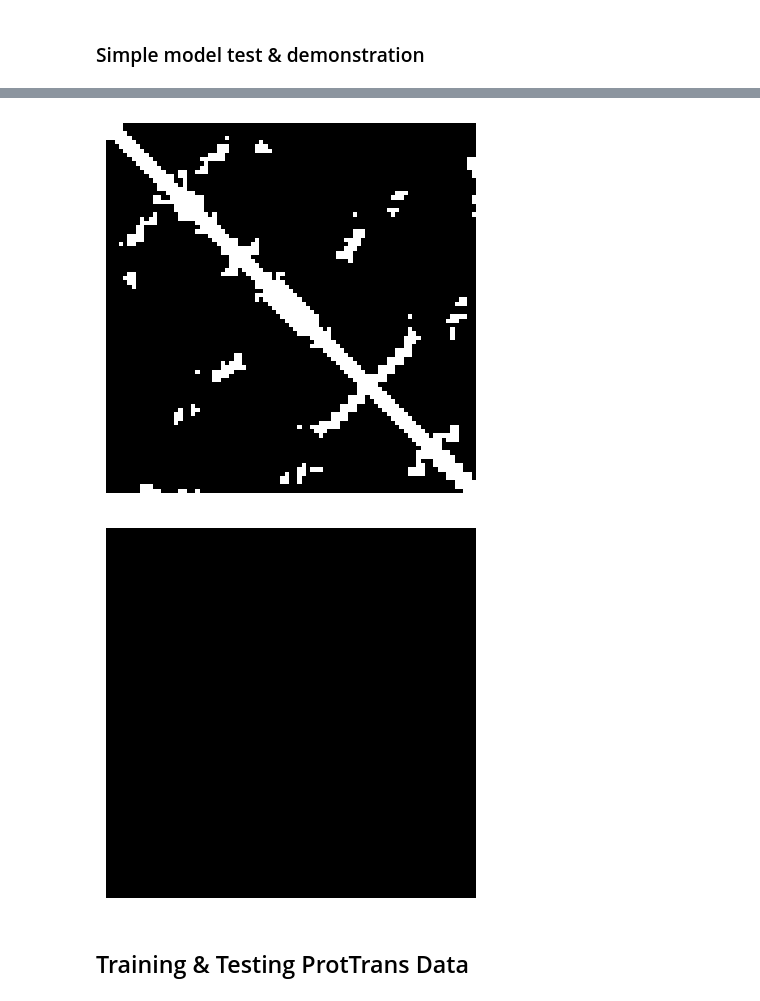
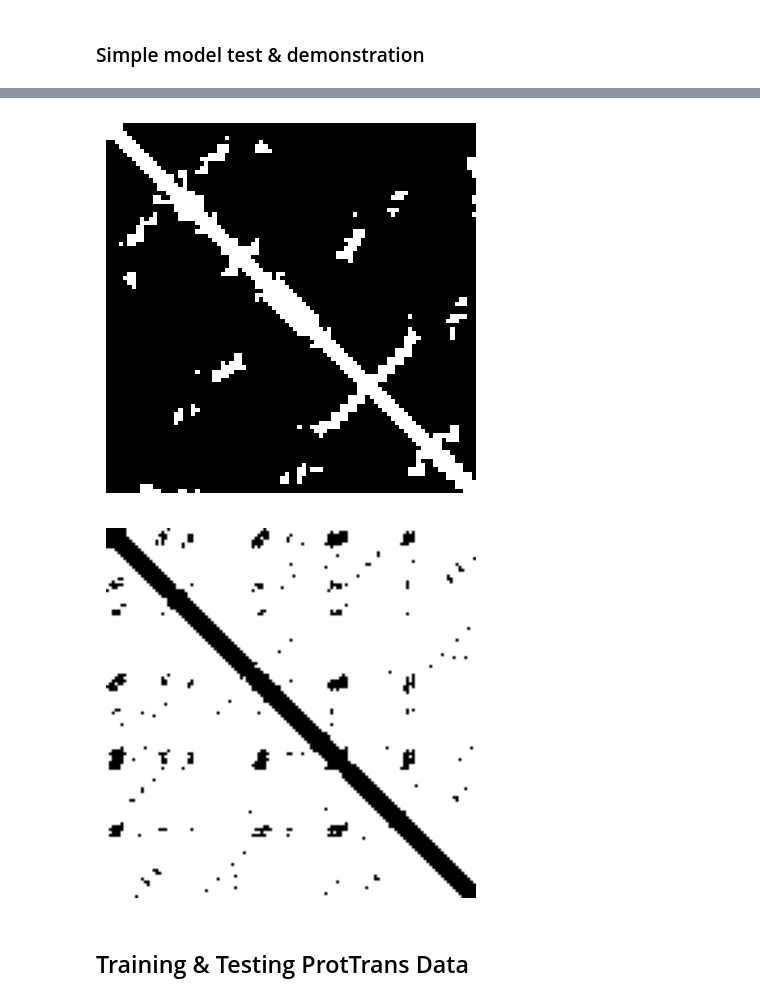
Before and after one commit to therakisback/ProteinFolding, a Jupyter notebook: ImplementationTesting.ipynb, the cells around one changed output, grey strips where cells are left out. Saved outputs shown, nothing was run; the diff lists cells and outputs as text; code cells hidden in the pictures.

```diff
--- a/ImplementationTesting.ipynb
+++ b/ImplementationTesting.ipynb
@@ -253,11 +253,7 @@ class vhseDataset(Dataset):
                     protein = np.array(protein)
                     tensor = protein[:, None, :] - protein[None, :, :]
                     tensor = np.linalg.norm(tensor, axis=2)
-                    # I am going to try training without this threshold application to see if it is better.
-                    #tensor = applyThreshold(tensor, 8, length)
-                    # This keeps file sizes down, and shouldn't lose too much accuracy
-                    tensor = tensor.round(2)
-                    tensor = tensor.tolist()
+                    tensor = applyThreshold(tensor, 8, length)
                     pdb.write(f"{tensor}\n")
 
                     pdb.write(f"{length}\n")
@@ -304,7 +300,6 @@ class vhseDataset(Dataset):
         #map = np.pad(map, [(0, MAXLENGTH-length), (0, MAXLENGTH-length)])
         map = np.float32(map)
         map = torch.tensor(map).unsqueeze(0)
-        map = torch.nn.functional.normalize(map)
 
         linecache.checkcache()
 
@@ -667,6 +665,8 @@ class CNN(nn.Module):
         x = self.prime(x)
         x = self.hidden(x)
         x = self.final(x)
+        # Ensure it is mirrored
+        x = (x + x.transpose(-1, -2)) / 2
 
         return x
 # %%
@@ -753,9 +753,9 @@ def train_CNN(model, epochs, train_loader, test_loader, checkpoint_dir = "checkp
 ## Training CNN on VHSE Dataset
 # %%
 batch = 1
-epochs = 3
-train_loader = DataLoader(dataset = train_data, batch_size = batch, shuffle = True)
-test_loader = DataLoader(dataset = test_data, batch_size = batch, shuffle = True)
+epochs = 1
+train_loader = DataLoader(dataset = train_data, batch_size = batch, shuffle = True, num_workers=4)
+test_loader = DataLoader(dataset = test_data, batch_size = batch, shuffle = True, num_workers=4)
 vhse_model = CNN(32, 32)
 vhse_model = vhse_model.to(device)
 
@@ -791,14 +791,9 @@ label = label.squeeze()
 length = length.squeeze()
 
 print(label)
+printMap(label, length)
+
 print(out_vhse)
-
-new_data = generate_data()
-map = createContactMap(new_data['coord'][0])
-map = applyThreshold(map, 8, length)
-printMap(map, length)
-
-out_vhse = applyThreshold(out_vhse, 0.3, length)
 printMap(out_vhse, length)
 # %% [output]
 torch.Size([1, 1, 127, 127])
@@ -817,9 +815,9 @@ tensor([[0.0000, 0.0130, 0.0237,  ..., 0.1175, 0.1162, 0.1151],
 Finished reading from files.
 Name: 2KL1A     Length: 87
 Residue Chain: ['M', 'N', 'E', 'A', 'K', 'G', 'V', 'Y', 'V', 'M', 'S', 'V', 'L', 'P', 'N', 'M', 'P', 'A', 'A', 'G', 'R', 'L', 'E', 'A', 'G', 'D', 'R', 'I', 'A', 'A', 'I', 'D', 'G', 'Q', 'P', 'I', 'N', ...
 Coordinates: [[-16.4, -16.1, -1.3], [-15.5, -16.9, 2.3], [-15.5, -13.7, 4.2], [-12.0, -12.4, 3.5], [-11.9, -9.4, 5.9], [-8.6, -7.7, 5.2], [-8.0, -3.9, 5.3], [-10.2, -0.9, 4.2], [-8.5, 1.8, 2.2], [-8.2 ...
 [figure]
-[figure, old version]
+[figure, new version]
 # %% [markdown]
 
 ## Training & Testing ProtTrans Data
```
Also changed, not shown: parts of 9 cells of this notebook, 1 other file.
